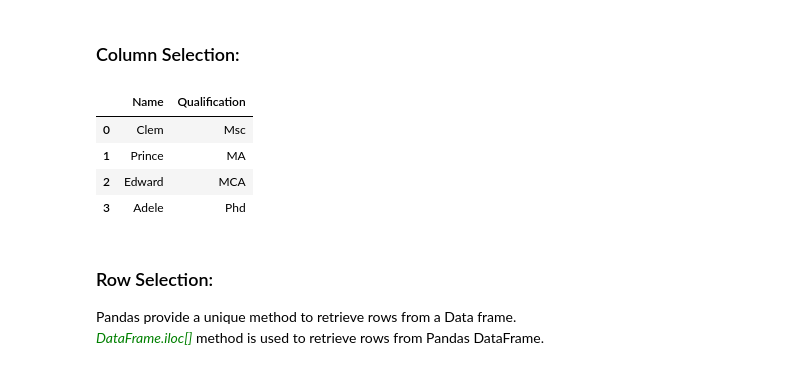
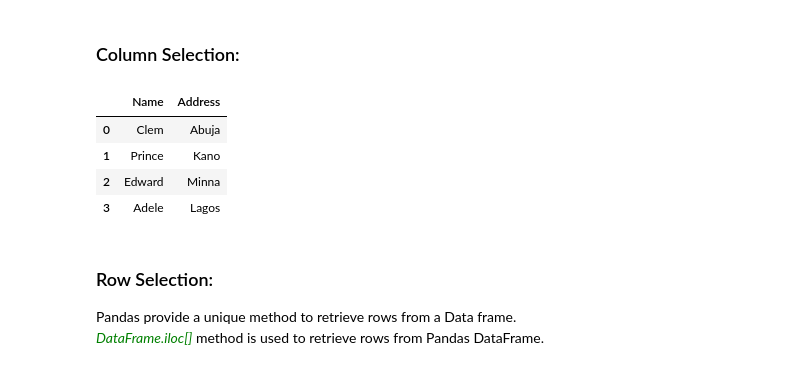
Before and after one commit to Tosin-O/t_obisanyaCSC102, a Jupyter notebook: week 6/Week 6 - Python-Pandas-Practice.ipynb, the cells around one changed output. Cells and saved outputs as stored; diff of their text form; code cells hidden in the pictures.

```diff
--- a/week 6/Week 6 - Python-Pandas-Practice.ipynb
+++ b/week 6/Week 6 - Python-Pandas-Practice.ipynb
@@ -67,24 +67,24 @@ df
 # %%
 # Import pandas package
 import pandas as pd
 
 # Define a dictionary containing employee data
 data = {'Name':['Clem', 'Prince', 'Edward', 'Adele'],
         'Age':[27, 24, 22, 32],
         'Address':['Abuja', 'Kano', 'Minna', 'Lagos'],
         'Qualification':['Msc', 'MA', 'MCA', 'Phd']}
 
 # Convert the dictionary into DataFrame
 df = pd.DataFrame(data)
 
 # select two columns
-df[['Name', 'Qualification']]
+df[['Name','Address']]
 # %% [output]
-|  | Name | Qualification |
-| 0 | Clem | Msc |
-| 1 | Prince | MA |
-| 2 | Edward | MCA |
-| 3 | Adele | Phd |
+|  | Name | Address |
+| 0 | Clem | Abuja |
+| 1 | Prince | Kano |
+| 2 | Edward | Minna |
+| 3 | Adele | Lagos |
 # %% [markdown]
 ### Row Selection:
 Pandas provide a unique method to retrieve rows from a Data frame.<br>
```
Also changed, not shown: parts of 1 cell of this notebook, 5 other files.
